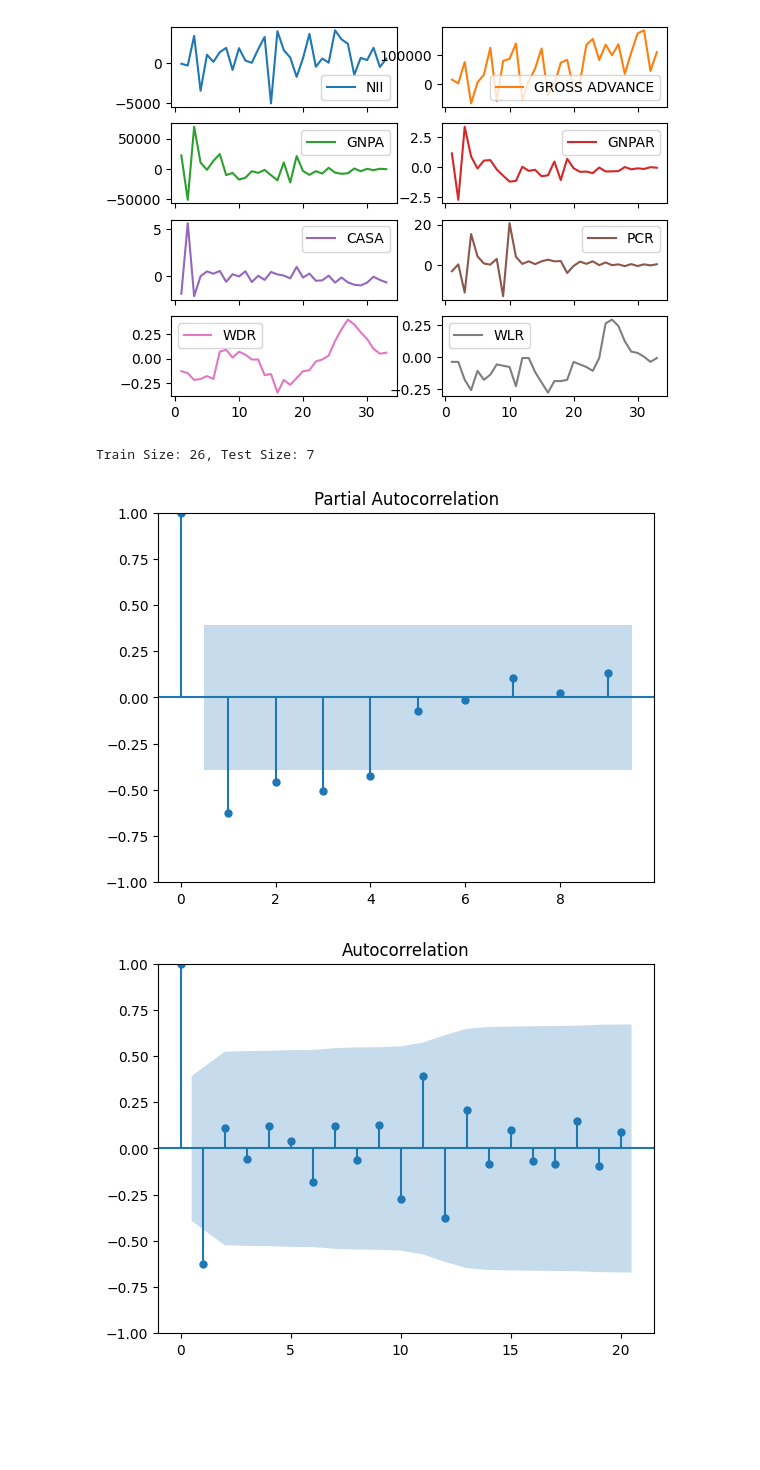
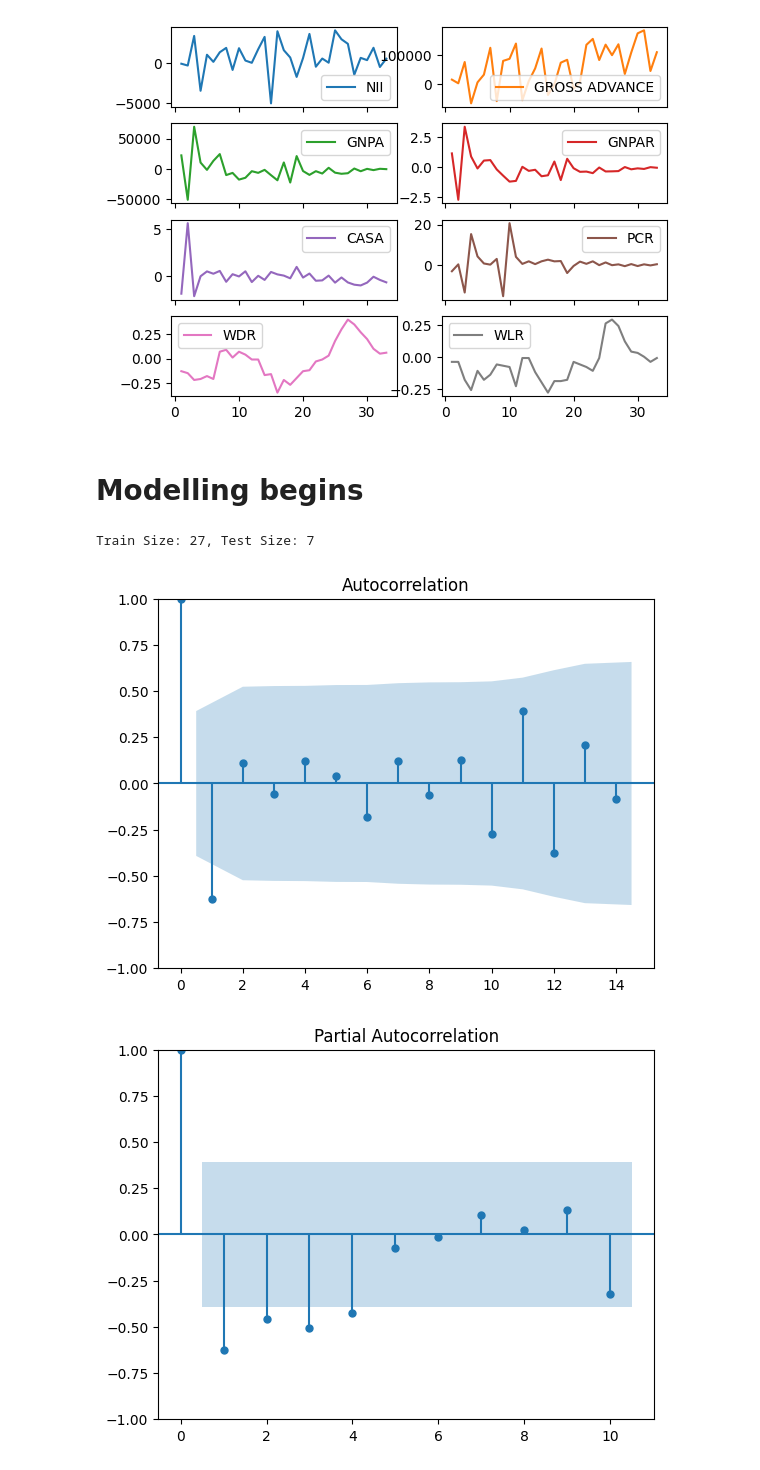
Before and after one commit to Atreyee4702/nii-forecast, a Jupyter notebook: univariate analysis.ipynb, the cells around one changed output. Cells and saved outputs as stored; diff of their text form; code cells hidden in the pictures; blank space fills up the shorter version.

```diff
--- a/univariate analysis.ipynb
+++ b/univariate analysis.ipynb
@@ -70,29 +153,31 @@ plt.plot()
 number of times differencing 1
 []
 [figure]
+# %% [markdown]
+# Modelling begins
 # %%
 # Train-Test Split (80-20 Split Example)
 split_ratio = 0.8
-split_index = int(len(sbi_diff['NII']) * split_ratio)
+split_index = int(len(sbi['NII']) * split_ratio)
 
-train =sbi_diff['NII'][:split_index]  # First 80% for training
-test =sbi_diff['NII'][split_index:]   # Remaining 20% for testing
+train =sbi['NII'][:split_index]  # First 80% for training
+test =sbi['NII'][split_index:]   # Remaining 20% for testing
 
 print(f"Train Size: {len(train)}, Test Size: {len(test)}")
 # %% [output]
-Train Size: 26, Test Size: 7
+Train Size: 27, Test Size: 7
 # %%
-from statsmodels.graphics.tsaplots import plot_pacf
+from statsmodels.graphics.tsaplots import *
 import matplotlib.pyplot as plt
 
-plot_pacf(train.diff().dropna(), lags=9)
+plot_acf(train.diff().diff().dropna())
 plt.show()
 # %% [output]
-[figure, old version]
+[figure, new version]
 # %%
 from statsmodels.graphics.tsaplots import plot_acf
 
-plot_acf(train.diff().dropna(), lags=20)
+plot_pacf(train.diff().diff().dropna(),lags=10)
 plt.show()
 # %% [output]
-[figure, old version]
+[figure, new version]
```
Also changed, not shown: parts of 32 cells of this notebook, 2 other files.
